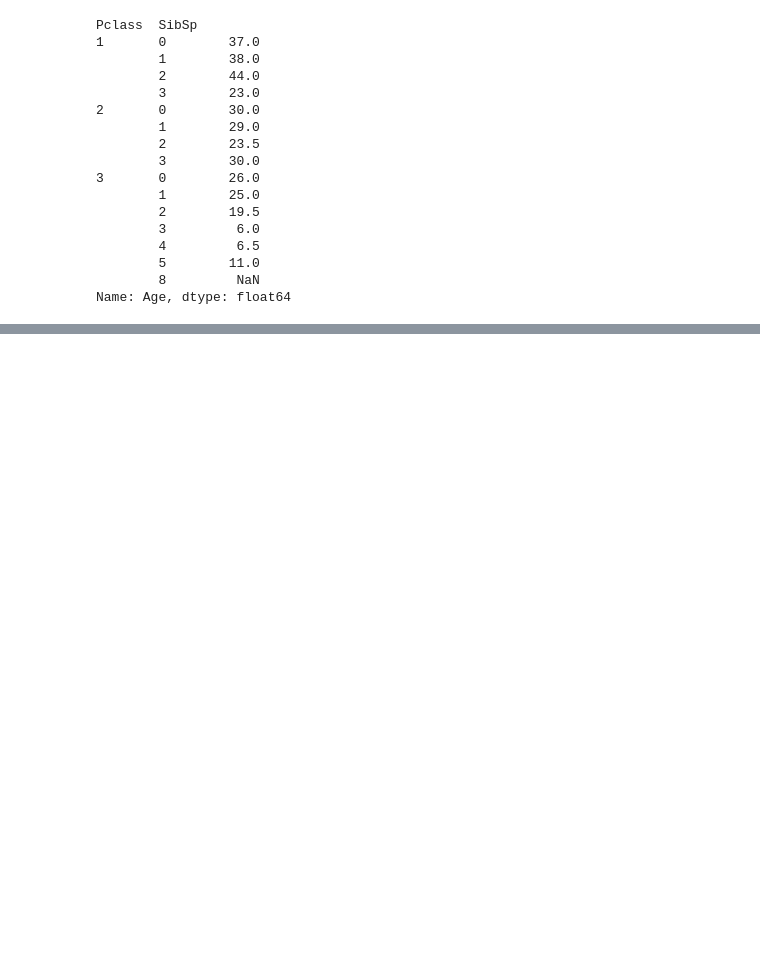
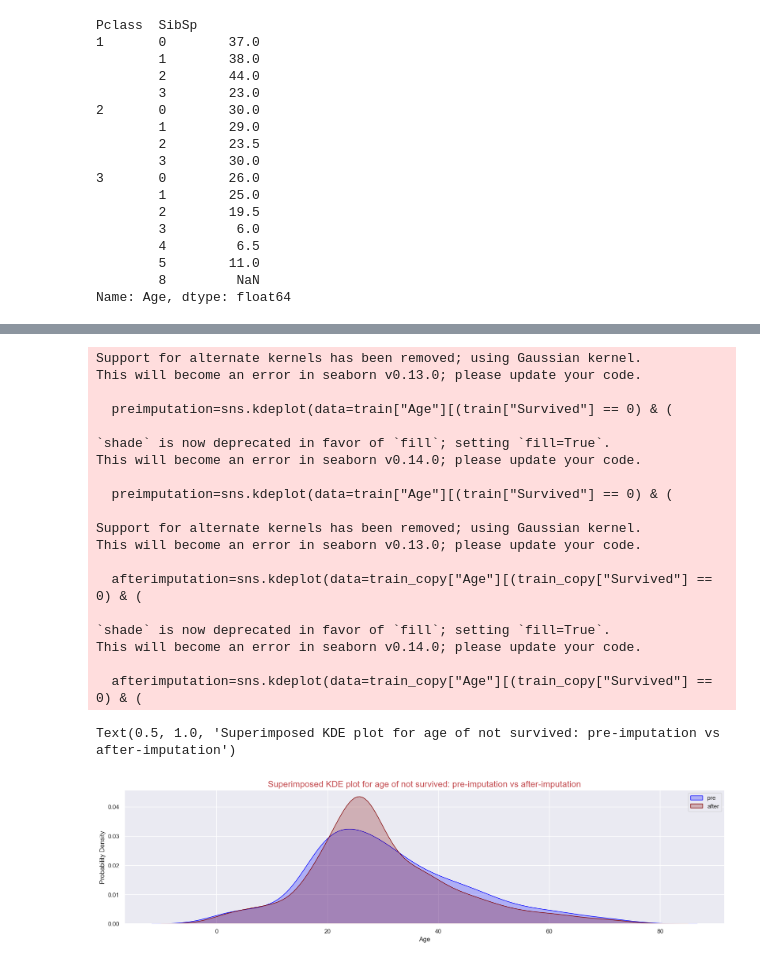
Before and after one commit to islamahrous/titanic_DS_analysis, a Jupyter notebook: titanic_DS_analysis.ipynb, the cells around one changed output, grey strips where cells are left out. Drawn from its saved outputs; the diff is of its cells as text; code cells hidden in the pictures; blank space fills up the shorter version.

Commit message:
training imputation...Done

```diff
--- a/titanic_DS_analysis.ipynb
+++ b/titanic_DS_analysis.ipynb
@@ -738,0 +763,3 @@ Name: Age, dtype: float64
+# %%
+train_copy['Age'] = train_copy.groupby(['Pclass', 'SibSp'])['Age'].apply(lambda x: x.fillna(x.median()))
+train_copy['Age'] = train_copy.Age.fillna(11)
@@ -738,0 +797,35 @@ Name: Age, dtype: float64
+# %%
+# checking hte distribution of those who didnt survive before and after imputation
+figure, myaxis = plt.subplots(figsize=(20, 4.5))
+
+preimputation=sns.kdeplot(data=train["Age"][(train["Survived"] == 0) & (
+    train["Age"].notnull())], kernel='gau', ax=myaxis, color="Blue", shade=True, legend=True)
+afterimputation=sns.kdeplot(data=train_copy["Age"][(train_copy["Survived"] == 0) & (
+    train_copy["Age"].notnull())], kernel='gau', ax=myaxis, color="maroon", shade=True, legend=True)
+myaxis.set_xlabel("Age")
+myaxis.set_ylabel("Probability Density")
+myaxis.legend(["pre", "after"], loc='upper right')
+myaxis.set_title("Superimposed KDE plot for age of not survived: pre-imputation vs after-imputation",
+                 loc='center', fontdict={'fontsize': 16}, color='r')
+# %% [output]
+Support for alternate kernels has been removed; using Gaussian kernel.
+This will become an error in seaborn v0.13.0; please update your code.
+
+  preimputation=sns.kdeplot(data=train["Age"][(train["Survived"] == 0) & (
+
+`shade` is now deprecated in favor of `fill`; setting `fill=True`.
+This will become an error in seaborn v0.14.0; please update your code.
+
+  preimputation=sns.kdeplot(data=train["Age"][(train["Survived"] == 0) & (
+
+Support for alternate kernels has been removed; using Gaussian kernel.
+This will become an error in seaborn v0.13.0; please update your code.
+
+  afterimputation=sns.kdeplot(data=train_copy["Age"][(train_copy["Survived"] == 0) & (
+
+`shade` is now deprecated in favor of `fill`; setting `fill=True`.
+This will become an error in seaborn v0.14.0; please update your code.
+
+  afterimputation=sns.kdeplot(data=train_copy["Age"][(train_copy["Survived"] == 0) & (
+Text(0.5, 1.0, 'Superimposed KDE plot for age of not survived: pre-imputation vs after-imputation')
+[figure, added]
```
Also changed, not shown: parts of 6 cells of this notebook.
